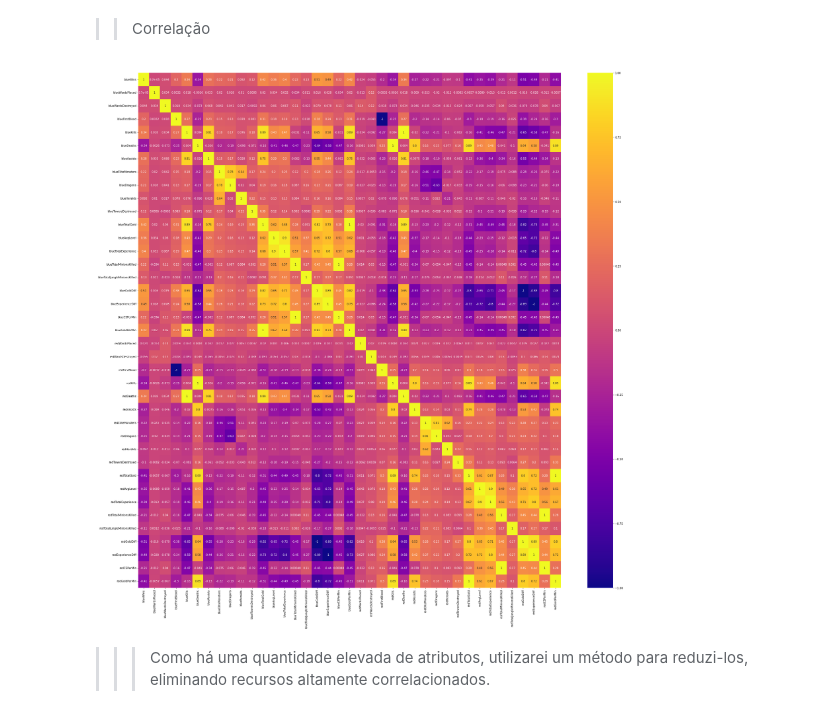
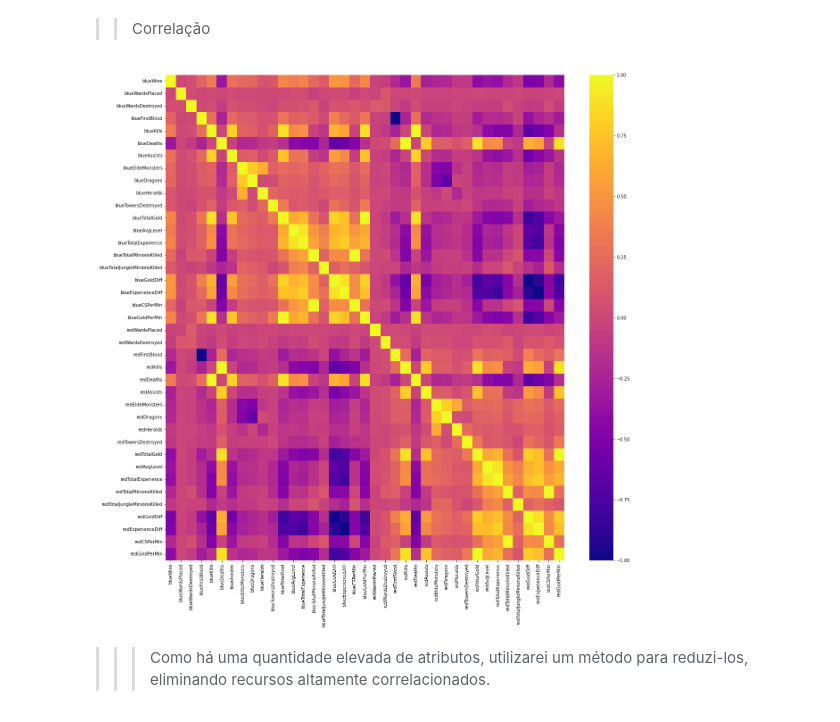
Before and after one commit to cori4nder/ia, a Jupyter notebook: Avaliacao01-IA-2022.ipynb, the cells around one changed output. Cells and saved outputs as stored; diff of their text form; code cells hidden in the pictures.

```diff
--- a/Avaliacao01-IA-2022.ipynb
+++ b/Avaliacao01-IA-2022.ipynb
@@ -138,11 +138,11 @@ x_train, x_test, y_train, y_test = train_test_split(x, y, test_size= 0.2, random
 # %% [markdown]
 >> Correlação
 # %%
-plt.figure(figsize = (35, 35))
+plt.figure(figsize = (20, 20))
 
-sns.heatmap(wins_copy.corr(), cmap = "plasma", annot = True);
+sns.heatmap(wins_copy.corr(), cmap = "plasma");
 # %% [output]
-[figure, old version]
+[figure, new version]
 # %% [markdown]
 >>> Como há uma quantidade elevada de atributos, utilizarei um método para reduzi-los, eliminando recursos altamente correlacionados.
 # %% [markdown]
```
Also changed, not shown: parts of 2 cells of this notebook.
